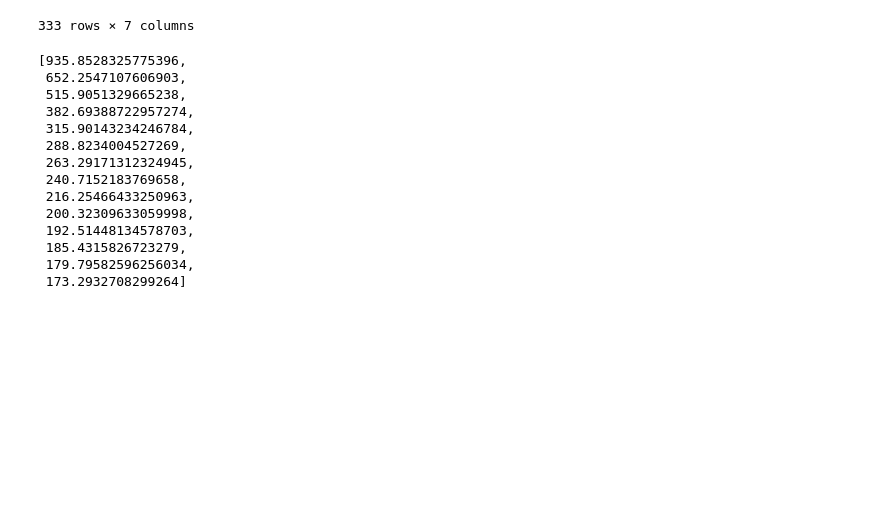
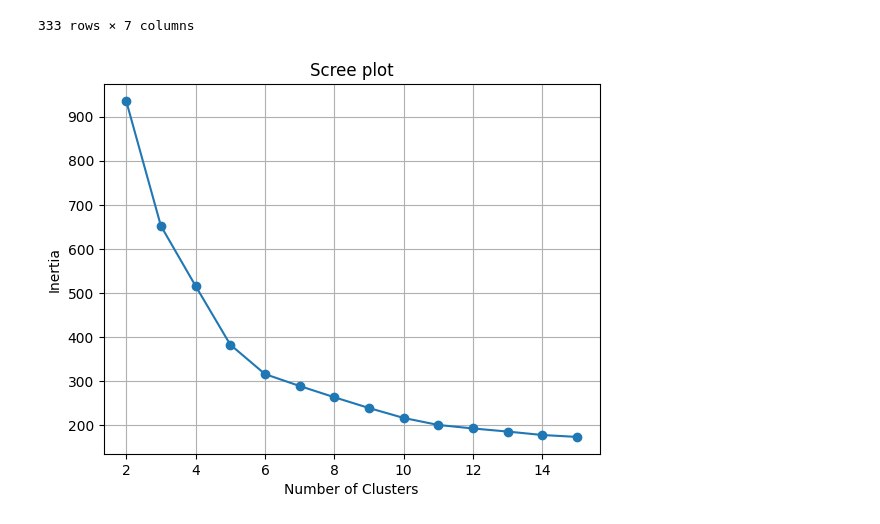
Before and after one commit to dariashcherbakovaaa/MA_DSE_Unimi, a Jupyter notebook: 04_AMS_081123.ipynb, the cells around one changed output. Cells and saved outputs as stored; diff of their text form; code cells hidden in the pictures; blank space fills up the shorter version.

```diff
--- a/04_AMS_081123.ipynb
+++ b/04_AMS_081123.ipynb
@@ -152,27 +152,21 @@ penguins
 # %%
 def num_clusters(cluster_range, data):
   inertia = []
   for clusters in cluster_range:
     model = KMeans(n_clusters = clusters, n_init = 'auto')
     _ = model.fit(data)
     inertia.append(model.inertia_)
   return inertia
+
+cluster_range = range(2, 16, 1)
+num_clusters(cluster_range, X)
+
+plt.figure()
+plt.plot(cluster_range, inertia, marker = 'o', linestyle='-')
+plt.title('Scree plot')
+plt.xlabel('Number of Clusters')
+plt.ylabel('Inertia')
+plt.grid(True)
+plt.show()
+# %% [output]
+[figure, added]
-# %%
-cluster_range = range(2, 16, 1)
-
-num_clusters(cluster_range, X)
-# %% [output]
-[935.8528325775396,
- 652.2547107606903,
- 515.9051329665238,
- 382.69388722957274,
- 315.90143234246784,
- 288.8234004527269,
- 263.29171312324945,
- 240.7152183769658,
- 216.25466433250963,
- 200.32309633059998,
- 192.51448134578703,
- 185.4315826723279,
- 179.79582596256034,
- 173.2932708299264]
```
Also changed, not shown: parts of 8 cells of this notebook.
